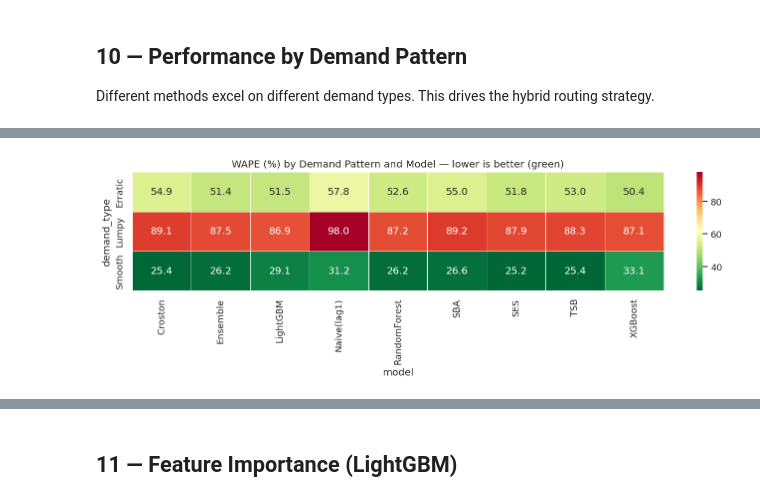
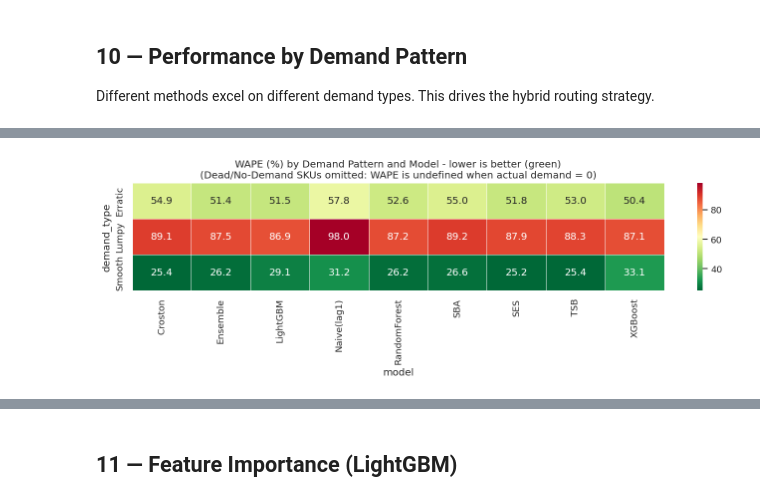
Before and after one commit to Maestro12345-hoax/gic, a Jupyter notebook: improved/final_v2.ipynb, the cells around one changed output, grey strips where cells are left out. Cells and saved outputs as stored; diff of their text form; code cells hidden in the pictures.

```diff
--- a/improved/final_v2.ipynb
+++ b/improved/final_v2.ipynb
@@ -487,13 +503,11 @@ def compute_metrics(actual, forecast, naive_scale, cost=None):
     mase_series = mae_series / naive_scale
     mase_med = float(np.median(mase_series))
     bias = (forecast - actual).sum() / actual.sum() * 100 if actual.sum() > 0 else np.nan
-    # MAPE per team convention: zero-actual months contribute 0% error.
-    safe_actual = np.where(actual > 0, actual, 1.0)
-    cell_pct = np.where(actual > 0, np.abs(actual - forecast) / safe_actual, 0.0)
-    mape = float(cell_pct.mean() * 100)
+    nz = actual > 0
+    mape_nz = float(np.abs((actual[nz] - forecast[nz]) / actual[nz]).mean() * 100) if nz.any() else np.nan
     return {"WAPE": round(wape, 2), "vWAPE": round(vwape, 2),
             "MASE_med": round(mase_med, 3), "Bias%": round(bias, 2),
-            "MAPE": round(mape, 2), "MAE": round(float(mae_series.mean()), 4),
+            "MAPE_nz": round(mape_nz, 1), "MAE": round(float(mae_series.mean()), 4),
             "RMSE": round(float(np.sqrt(((actual - forecast) ** 2).mean())), 4)}
 
 print("Metrics functions defined.")
@@ -630,7 +644,23 @@ for patt in sorted(meta["demand_type"].unique()):
         pattern_results.append(m)
 
 patt_df = pd.DataFrame(pattern_results)
-pivot_wape = patt_df.pivot_table(index="demand_type", columns="model", values="WAPE")
-print("WAPE by Demand Pattern x Model:")
+
+# Coverage table - shows EVERY category so nothing is silently hidden.
+# (WAPE = sum|err| / sum(actual) is undefined when a group has 0 demand in the
+#  test window, which is why such a row would otherwise vanish from the pivot.)
+coverage = []
+for patt in sorted(meta["demand_type"].unique()):
+    mask = (meta["demand_type"] == patt).values
+    tot = float(actual_test[mask].sum())
+    coverage.append({"demand_type": patt, "n_SKU": int(mask.sum()),
+                     "test_window_demand": round(tot, 1),
+                     "WAPE_defined": "Yes" if tot > 0 else "No (0 demand)"})
+print("Category coverage (explains why a row may have no WAPE):")
+display(pd.DataFrame(coverage))
+
+# dropna=False keeps all rows visible even when WAPE is undefined (NaN).
+pivot_wape = patt_df.pivot_table(index="demand_type", columns="model",
+                                 values="WAPE", dropna=False)
+print("\nWAPE by Demand Pattern x Model (NaN = no actual demand in test window):")
 display(pivot_wape.round(1))
 # %% [output]
@@ -643,10 +680,13 @@ WAPE by Demand Pattern x Model:
 # %%
+# Plot only the patterns that have a defined WAPE (drop the all-NaN Dead row)
+plot_df = pivot_wape.dropna(how="all")
 fig, ax = plt.subplots(figsize=(12, 4))
-sns.heatmap(pivot_wape.round(1), annot=True, fmt=".1f", cmap="RdYlGn_r", ax=ax, linewidths=0.5)
-ax.set_title("WAPE (%) by Demand Pattern and Model — lower is better (green)")
+sns.heatmap(plot_df.round(1), annot=True, fmt=".1f", cmap="RdYlGn_r", ax=ax, linewidths=0.5)
+ax.set_title("WAPE (%) by Demand Pattern and Model - lower is better (green)\n"
+             "(Dead/No-Demand SKUs omitted: WAPE is undefined when actual demand = 0)")
 plt.tight_layout(); plt.show()
 # %% [output]
-[figure, old version]
+[figure, new version]
 # %%
 # Best model per demand pattern (hybrid routing)
 routing = {}
```
Also changed, not shown: parts of 39 cells of this notebook, 2 other files.
